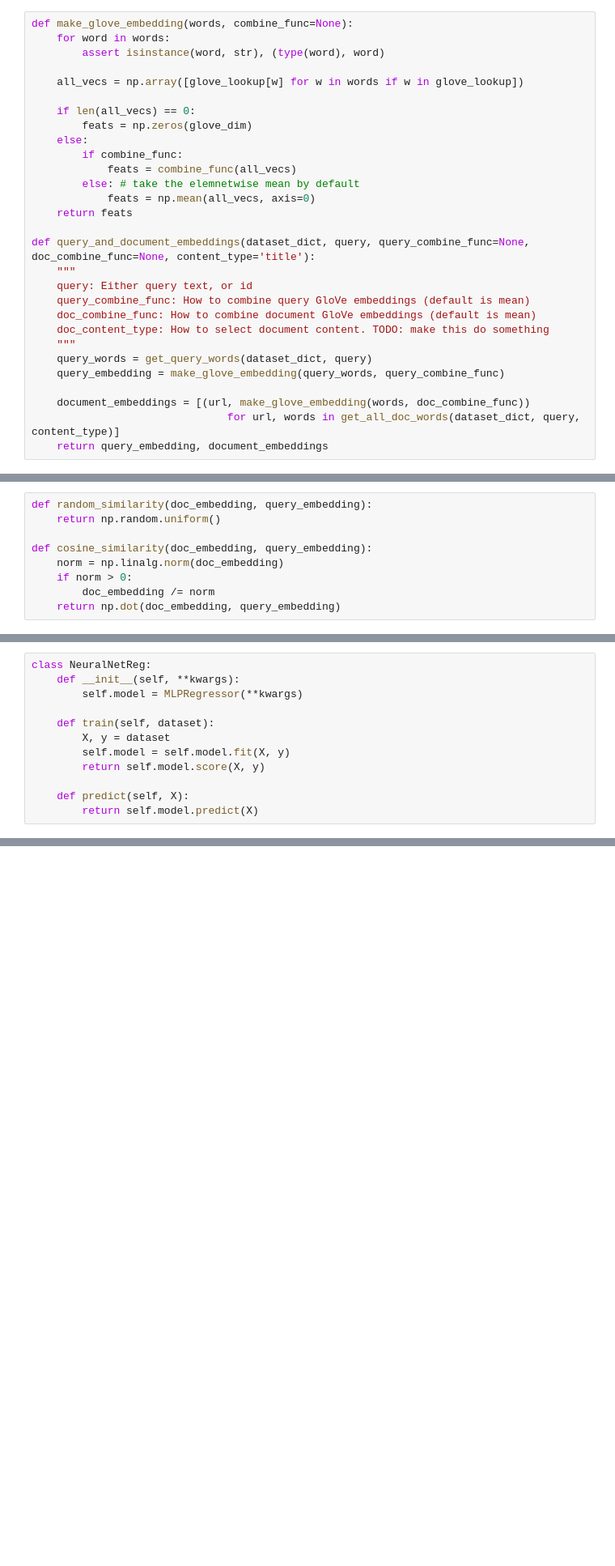
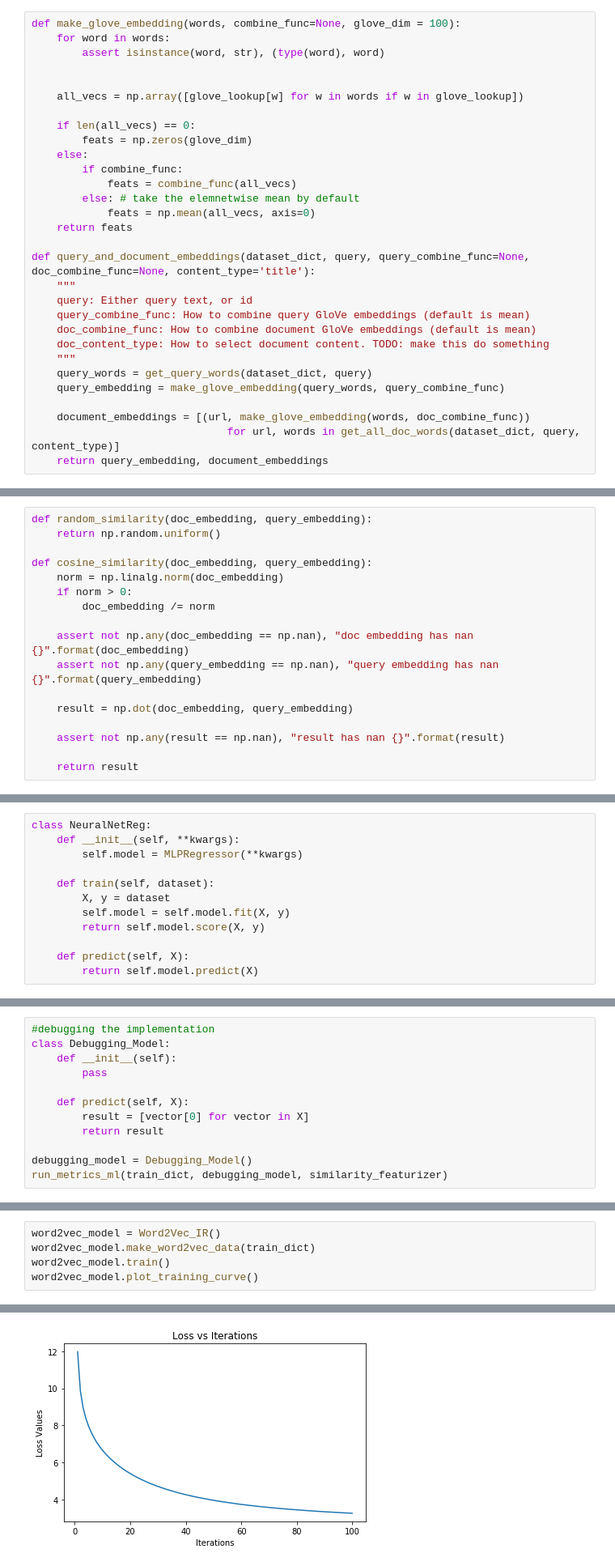
Before and after one commit to ayushgs/Retrieval_ReRanking_CS224U, a Jupyter notebook: project_code.ipynb, the cells around one changed output, grey strips where cells are left out. Shown: that part at 81% size. Saved outputs shown, nothing was run; the diff lists cells and outputs as text; blank space fills up the shorter version.

Commit message:
Added baseline and word2vec extension

```diff
--- a/project_code.ipynb
+++ b/project_code.ipynb
@@ -450,7 +415,8 @@ FileNotFoundError: [Errno 2] No such file or directory: '/Users/ayushgupta/Deskt
 # %%
-def make_glove_embedding(words, combine_func=None):
+def make_glove_embedding(words, combine_func=None, glove_dim = 100):
     for word in words:
         assert isinstance(word, str), (type(word), word)
+
 
     all_vecs = np.array([glove_lookup[w] for w in words if w in glove_lookup])
 
@@ -551,7 +517,15 @@ def cosine_similarity(doc_embedding, query_embedding):
     norm = np.linalg.norm(doc_embedding)
     if norm > 0:
         doc_embedding /= norm
-    return np.dot(doc_embedding, query_embedding)
+
+    assert not np.any(doc_embedding == np.nan), "doc embedding has nan {}".format(doc_embedding)
+    assert not np.any(query_embedding == np.nan), "query embedding has nan {}".format(query_embedding)
+
+    result = np.dot(doc_embedding, query_embedding)
+
+    assert not np.any(result == np.nan), "result has nan {}".format(result)
+
+    return result
 # %%
 def run_metrics(dataset_dict, scoring_func=cosine_similarity, content_type='title'):
     ndcg_sum = 0.0
@@ -841,0 +873,12 @@ Two layer NN with body GloVe embeddings
+# %%
+#debugging the implementation
+class Debugging_Model:
+    def __init__(self):
+        pass
+
+    def predict(self, X):
+        result = [vector[0] for vector in X]
+        return result
+
+debugging_model = Debugging_Model()
+run_metrics_ml(train_dict, debugging_model, similarity_featurizer)
@@ -841,0 +1071,6 @@ Two layer NN with body GloVe embeddings
+# %%
+word2vec_model = Word2Vec_IR()
+word2vec_model.make_word2vec_data(train_dict)
+word2vec_model.train()
+word2vec_model.plot_training_curve()
+# %% [output]
@@ -841,0 +1096 @@ Two layer NN with body GloVe embeddings
+[figure, added]
```
Also changed, not shown: parts of 46 cells of this notebook.
